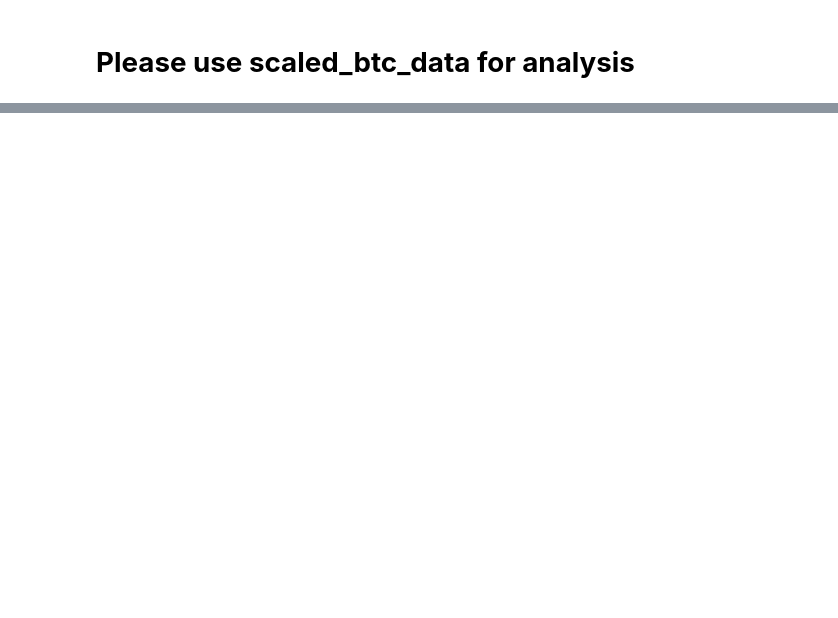
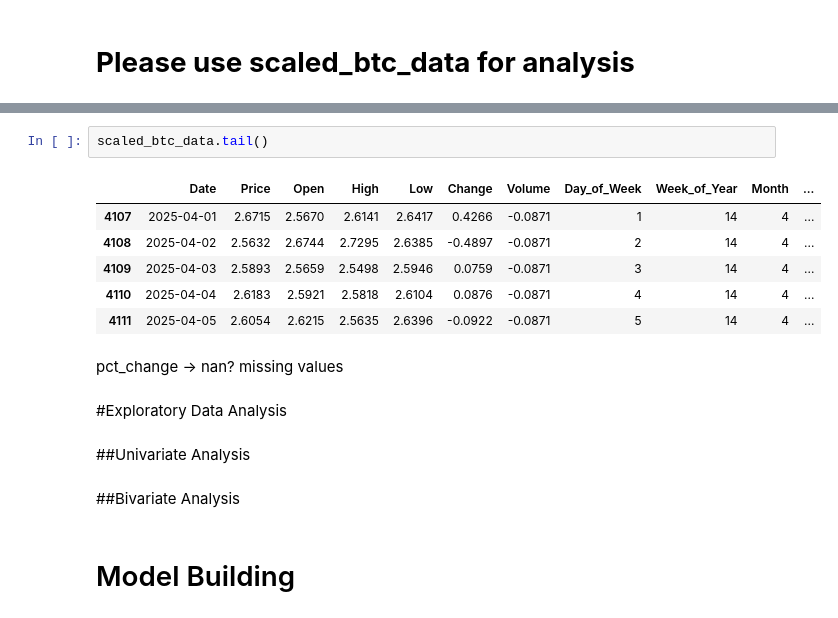
Before and after one commit to ArthurChan-1111/Bitcoin_prediction, a Jupyter notebook: Master_dataset.ipynb, the cells around one changed output, grey strips where cells are left out. Cells and saved outputs as stored; diff of their text form; blank space fills up the shorter version.

```diff
--- a/Master_dataset.ipynb
+++ b/Master_dataset.ipynb
@@ -642,0 +501,20 @@ Number of Outliers (Transformed Data): 281
+# %%
+scaled_btc_data.tail()
+# %% [output]
+|  | Date | Price | Open | High | Low | Change | Volume | Day_of_Week | Week_of_Year | Month | ... |
+| 4107 | 2025-04-01 | 2.6715 | 2.5670 | 2.6141 | 2.6417 | 0.4266 | -0.0871 | 1 | 14 | 4 | ... |
+| 4108 | 2025-04-02 | 2.5632 | 2.6744 | 2.7295 | 2.6385 | -0.4897 | -0.0871 | 2 | 14 | 4 | ... |
+| 4109 | 2025-04-03 | 2.5893 | 2.5659 | 2.5498 | 2.5946 | 0.0759 | -0.0871 | 3 | 14 | 4 | ... |
+| 4110 | 2025-04-04 | 2.6183 | 2.5921 | 2.5818 | 2.6104 | 0.0876 | -0.0871 | 4 | 14 | 4 | ... |
+| 4111 | 2025-04-05 | 2.6054 | 2.6215 | 2.5635 | 2.6396 | -0.0922 | -0.0871 | 5 | 14 | 4 | ... |
+# %% [markdown]
+pct_change -> nan?
+missing values
+# %% [markdown]
+#Exploratory Data Analysis
+# %% [markdown]
+##Univariate Analysis
+# %% [markdown]
+##Bivariate Analysis
+# %% [markdown]
+# Model Building
```
Also changed, not shown: parts of 23 cells of this notebook.
